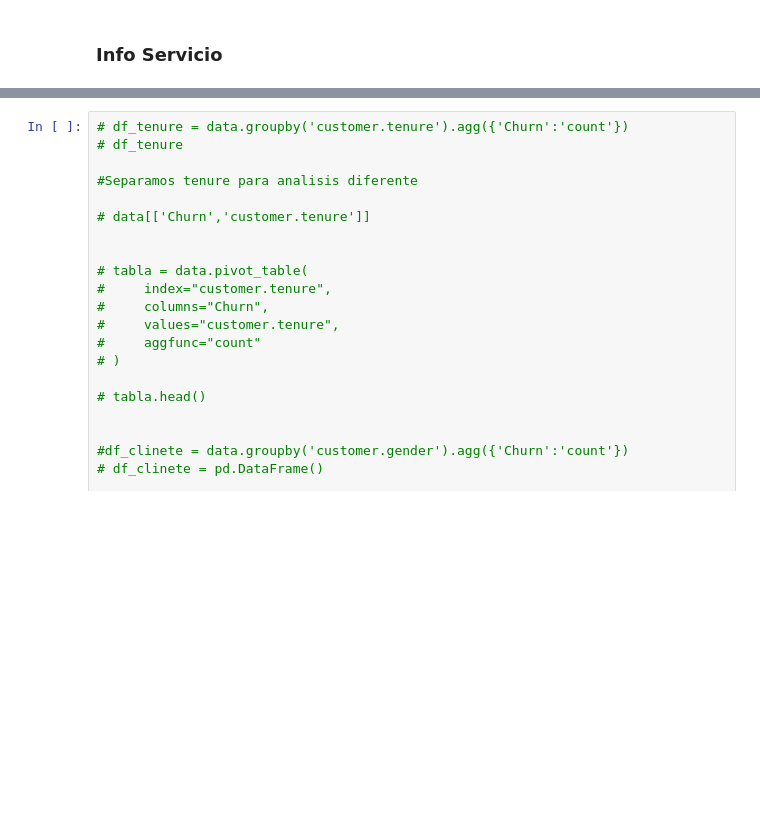
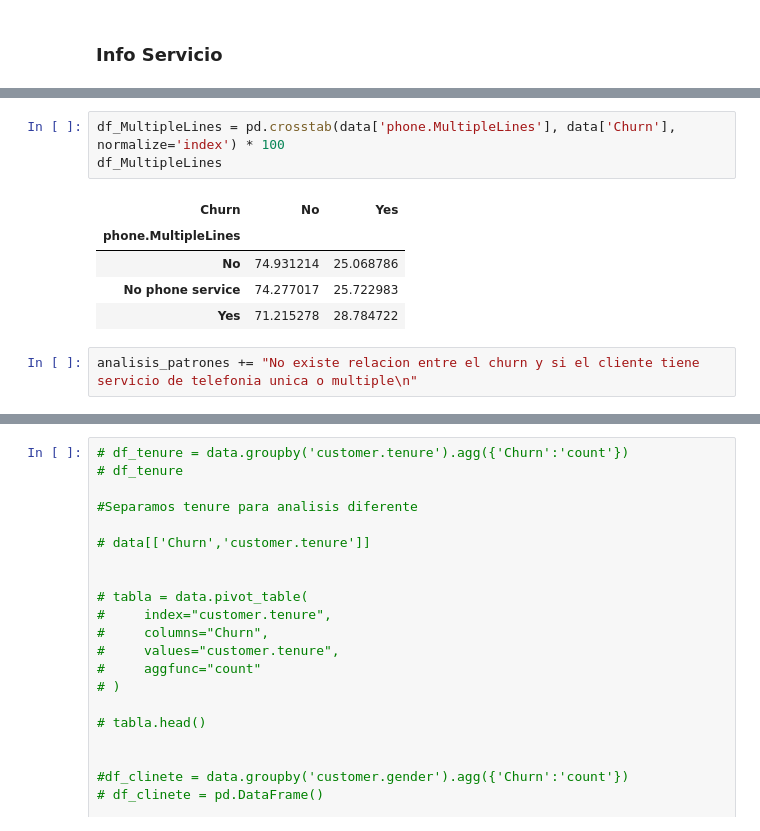
Before and after one commit to JCSR2022/challenge2-data-science-Alura, a Jupyter notebook: challenge2_data_science_Alura.ipynb, the cells around one changed output, grey strips where cells are left out. Saved outputs shown, nothing was run; the diff lists cells and outputs as text; blank space fills up the shorter version.

```diff
--- a/challenge2_data_science_Alura.ipynb
+++ b/challenge2_data_science_Alura.ipynb
@@ -467,0 +489,11 @@ El Churn presenta una relacion exponencial decreciente con respecto a la antigue
+# %%
+df_MultipleLines = pd.crosstab(data['phone.MultipleLines'], data['Churn'], normalize='index') * 100
+df_MultipleLines
+# %% [output]
+| Churn | No | Yes |
+| phone.MultipleLines |  |  |
+| No | 74.931214 | 25.068786 |
+| No phone service | 74.277017 | 25.722983 |
+| Yes | 71.215278 | 28.784722 |
+# %%
+analisis_patrones += "No existe relacion entre el churn y si el cliente tiene servicio de telefonia unica o multiple\n"
```
Also changed, not shown: parts of 14 cells of this notebook.
